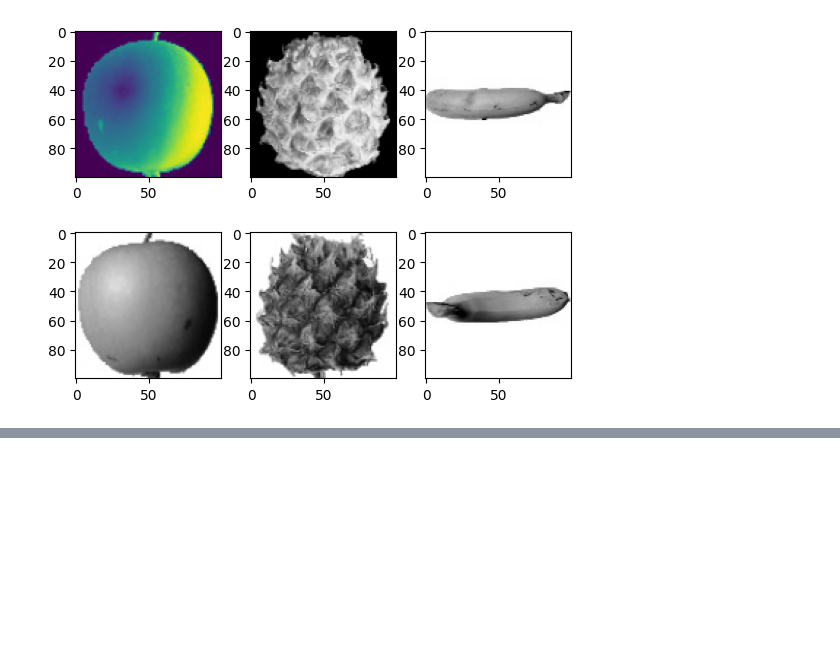
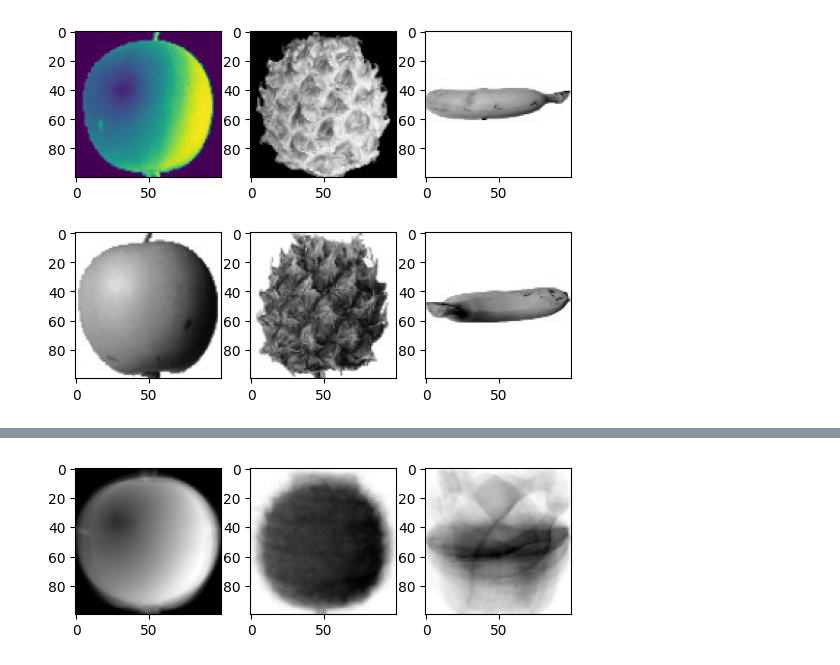
Before and after one commit to JSPARK0931/2025python, a Jupyter notebook: 02code/01test_new/16ml_cl01.ipynb, the cells around one changed output, grey strips where cells are left out. Drawn from its saved outputs; the diff is of its cells as text; code cells hidden in the pictures; blank space fills up the shorter version.

```diff
--- a/02code/01test_new/16ml_cl01.ipynb
+++ b/02code/01test_new/16ml_cl01.ipynb
@@ -66,0 +166,8 @@ plt.show()
+# %%
+fig,axs = plt.subplots(1,3)
+axs[0].imshow(apple_mean, cmap='gray')
+axs[1].imshow(fineapple_mean, cmap='gray_r')
+axs[2].imshow(banana_mean, cmap='gray_r')
+plt.show()
+# %% [output]
+[figure, added]
```
Also changed, not shown: parts of 11 cells of this notebook.
